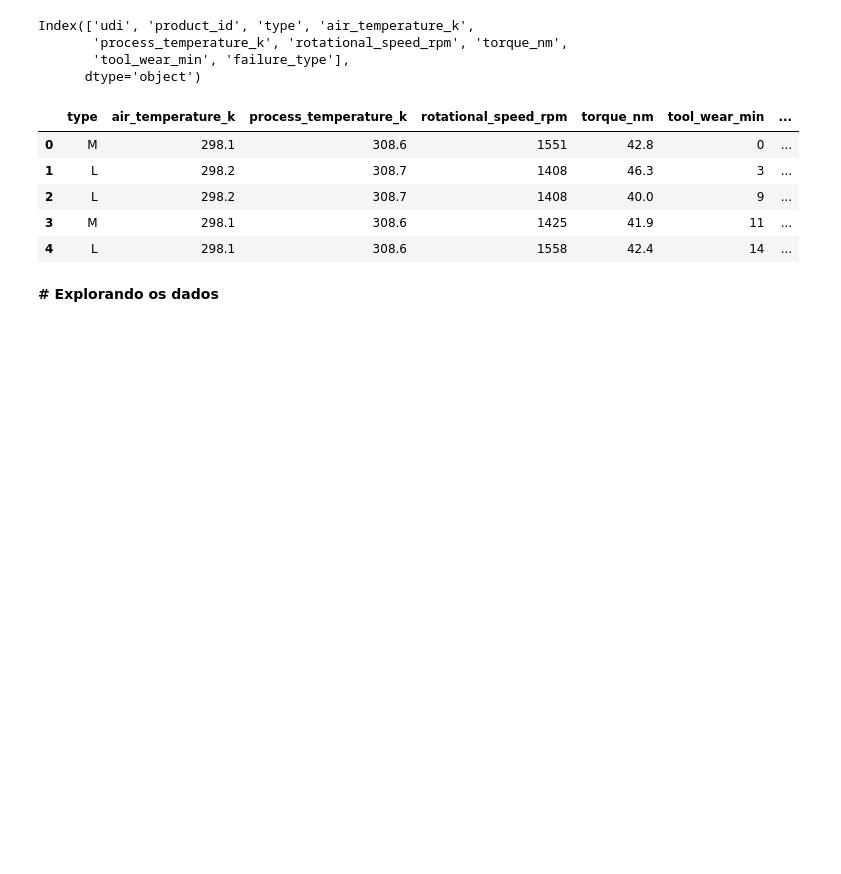
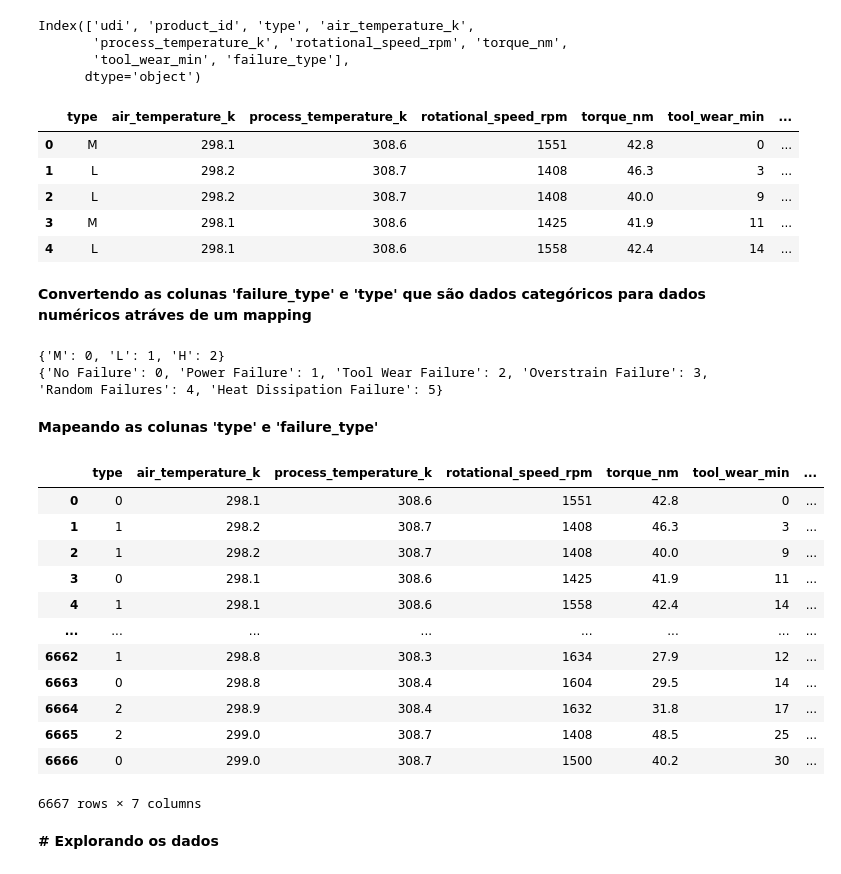
Before and after one commit to Fernanda-Gaspar/Forma-o-Em-Dados, a Jupyter notebook: previsao.ipynb, the cells around one changed output. Saved outputs shown, nothing was run; the diff lists cells and outputs as text; code cells hidden in the pictures; blank space fills up the shorter version.

```diff
--- a/previsao.ipynb
+++ b/previsao.ipynb
@@ -85,3 +85,5 @@ df_base.head()
 | 2 | L | 298.2 | 308.7 | 1408 | 40.0 | 9 | ... |
 | 3 | M | 298.1 | 308.6 | 1425 | 41.9 | 11 | ... |
 | 4 | L | 298.1 | 308.6 | 1558 | 42.4 | 14 | ... |
+# %% [markdown]
+**Convertendo as colunas 'failure_type' e 'type' que são dados categóricos para dados numéricos atráves de um mapping**
@@ -87,0 +93,8 @@ df_base.head()
+# %%
+print(type_mapping)
+print(failure_mapping)
+# %% [output]
+{'M': 0, 'L': 1, 'H': 2}
+{'No Failure': 0, 'Power Failure': 1, 'Tool Wear Failure': 2, 'Overstrain Failure': 3, 'Random Failures': 4, 'Heat Dissipation Failure': 5}
+# %% [markdown]
+**Mapeando as colunas 'type' e 'failure_type'**
@@ -88,3 +104,19 @@ df_base.head()
+# %%
+df_base
+# %% [output]
+|  | type | air_temperature_k | process_temperature_k | rotational_speed_rpm | torque_nm | tool_wear_min | ... |
+| 0 | 0 | 298.1 | 308.6 | 1551 | 42.8 | 0 | ... |
+| 1 | 1 | 298.2 | 308.7 | 1408 | 46.3 | 3 | ... |
+| 2 | 1 | 298.2 | 308.7 | 1408 | 40.0 | 9 | ... |
+| 3 | 0 | 298.1 | 308.6 | 1425 | 41.9 | 11 | ... |
+| 4 | 1 | 298.1 | 308.6 | 1558 | 42.4 | 14 | ... |
+| ... | ... | ... | ... | ... | ... | ... | ... |
+| 6662 | 1 | 298.8 | 308.3 | 1634 | 27.9 | 12 | ... |
+| 6663 | 0 | 298.8 | 308.4 | 1604 | 29.5 | 14 | ... |
+| 6664 | 2 | 298.9 | 308.4 | 1632 | 31.8 | 17 | ... |
+| 6665 | 2 | 299.0 | 308.7 | 1408 | 48.5 | 25 | ... |
+| 6666 | 0 | 299.0 | 308.7 | 1500 | 40.2 | 30 | ... |
+6667 rows × 7 columns
 # %% [markdown]
  **# Explorando os dados**
 # %%
```
Also changed, not shown: parts of 14 cells of this notebook, 2 other files.
